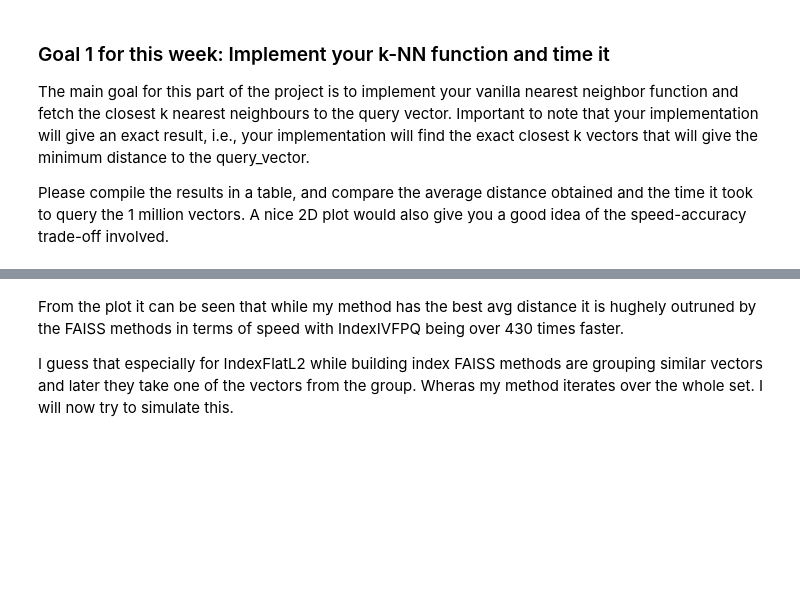
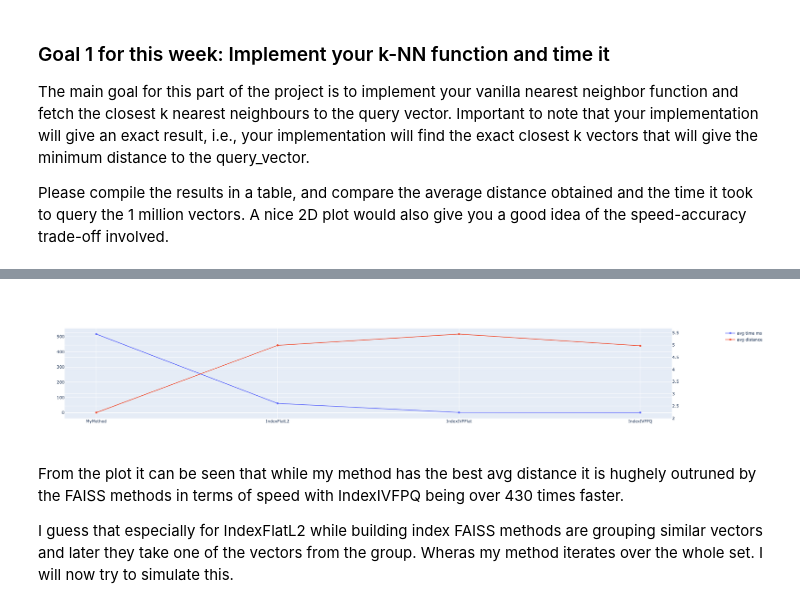
Before and after one commit to kmiksa/Corise-RecSys, a Jupyter notebook: week3_ann_user_representations.ipynb, the cells around one changed output, grey strips where cells are left out. Saved outputs shown, nothing was run; the diff lists cells and outputs as text; code cells hidden in the pictures; blank space fills up the shorter version.

```diff
--- a/week3_ann_user_representations.ipynb
+++ b/week3_ann_user_representations.ipynb
@@ -254,6 +254,11 @@ fig.add_trace(
 fig.show()
 # %% [output]
 [interactive output not drawn]
+# %%
+from IPython import display
+display.Image("./Indexes_plot.png")
+# %% [output]
+[figure, added]
 # %% [markdown]
 From the plot it can be seen that while my method has the best avg distance it is hughely outruned by the FAISS methods in terms of speed with IndexIVFPQ
 being over 430 times faster.
```
Also changed, not shown: parts of 16 cells of this notebook, 2 other files.
